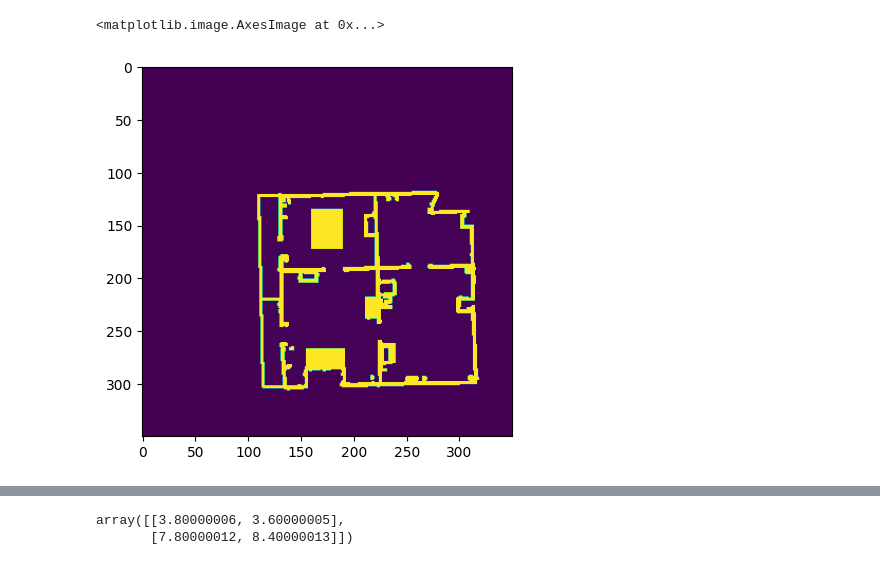
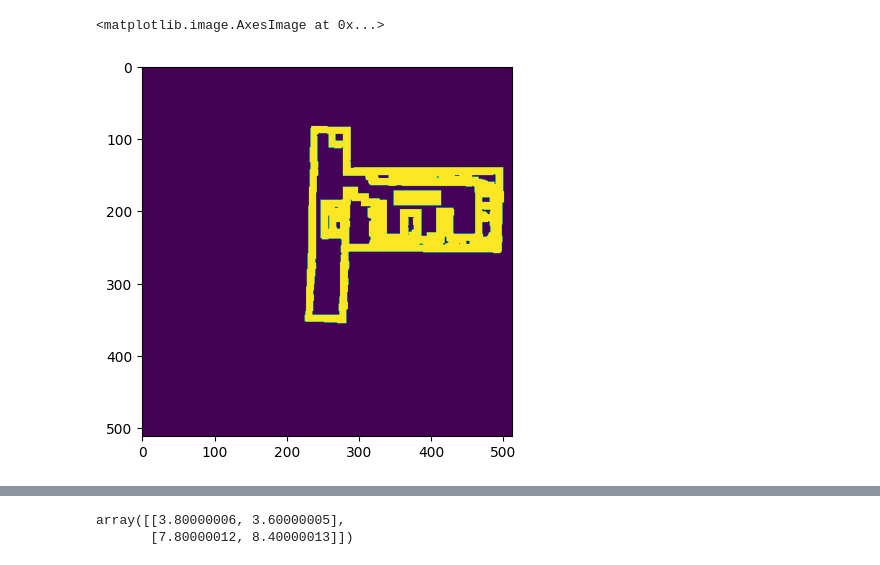
Before and after one commit to takeshi-pumas/catkin_extras, a Jupyter notebook: src/task/scripts/Get Area from augmented map.ipynb, the cells around one changed output, grey strips where cells are left out. Cells and saved outputs as stored; diff of their text form; code cells hidden in the pictures.

```diff
--- a/src/task/scripts/Get Area from augmented map.ipynb
+++ b/src/task/scripts/Get Area from augmented map.ipynb
@@ -3,13 +3,13 @@ from smach_utils2 import *
 import matplotlib.pyplot as plt
 #arm = moveit_commander.MoveGroupCommander('arm')
 # %%
-zoom_y,zoom_x=850,900
+zoom_y,zoom_x=0,0
 
 
-plt.imshow(img_map[zoom_y:zoom_y+350,zoom_x:zoom_x+350])
+plt.imshow(img_map[zoom_y:zoom_y+550,zoom_x:zoom_x+550])
 # %% [output]
 <matplotlib.image.AxesImage at 0x...>
-[figure, old version]
+[figure, new version]
 # %%
 import pandas as pd
 objs = pd.read_csv ('/home/roboworks/Documents/objs.csv')
```
Also changed, not shown: parts of 2 cells of this notebook, 17 other files.
